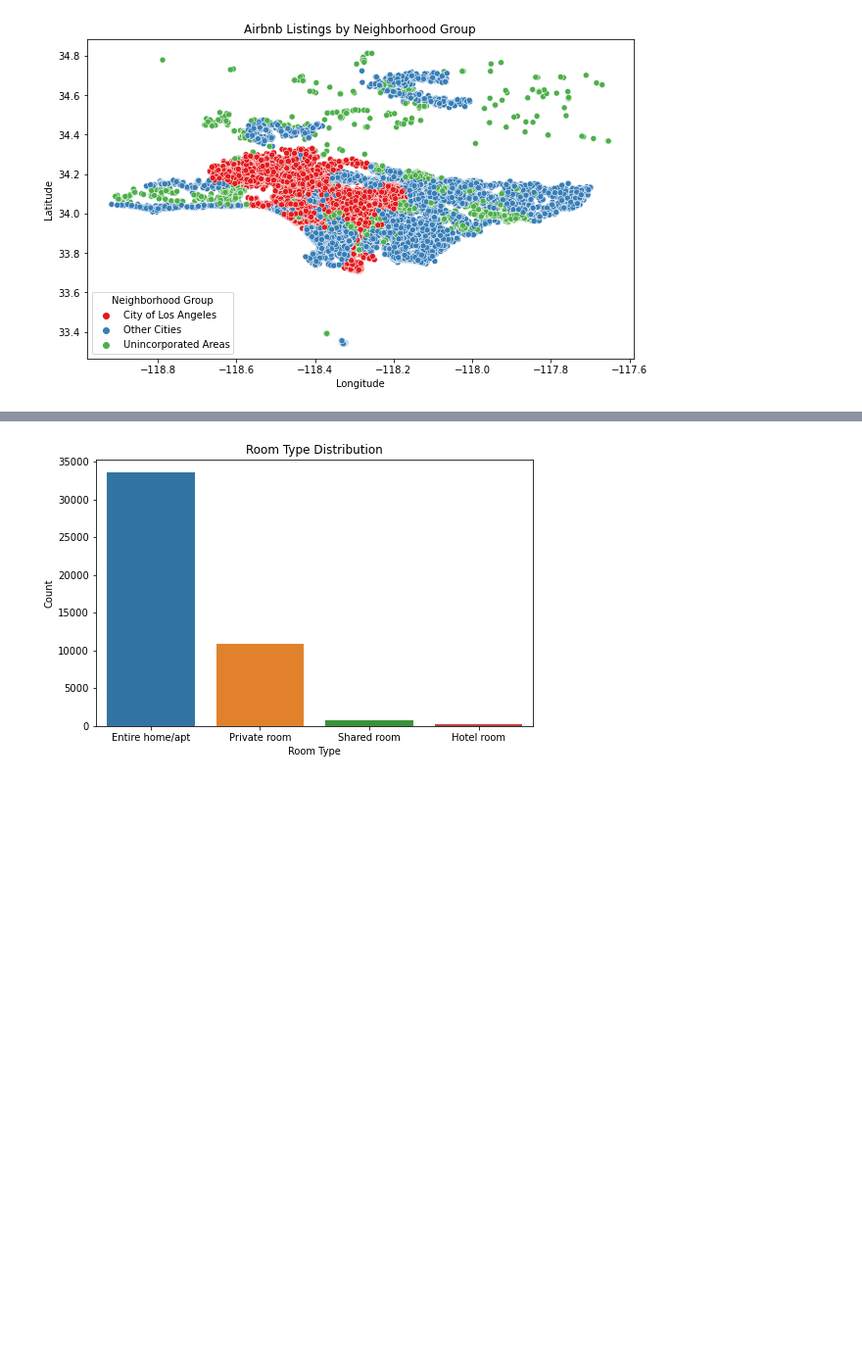
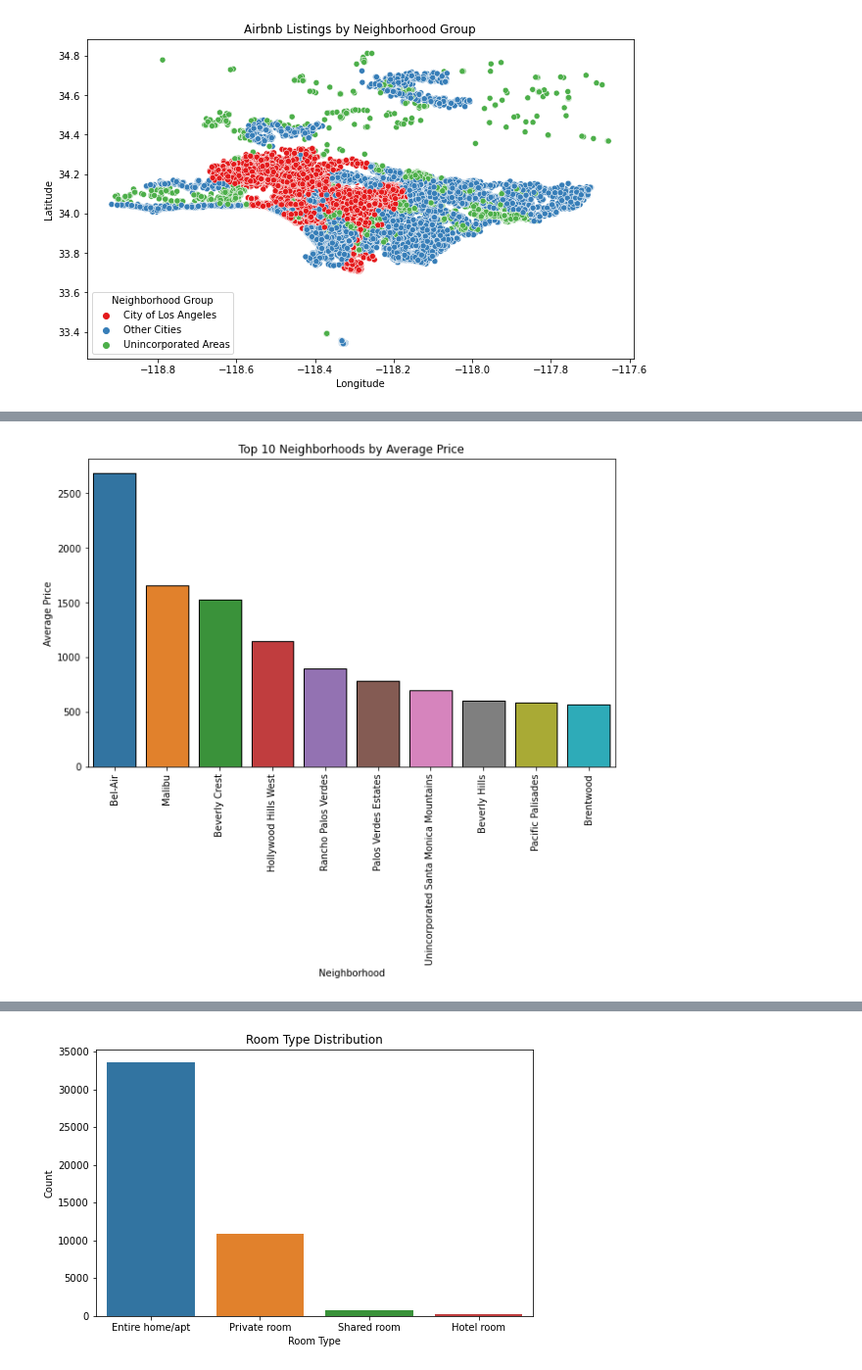
Before and after one commit to siddiq22/AirBnbLA, a Jupyter notebook: AirBnb.ipynb, the cells around one changed output, grey strips where cells are left out. Shown at 98% size. Cells and saved outputs as stored; diff of their text form; code cells hidden in the pictures; blank space fills up the shorter version.

```diff
--- a/AirBnb.ipynb
+++ b/AirBnb.ipynb
@@ -163,0 +182,15 @@ plt.show()
+# %%
+df_avg_price_group = df.groupby('neighbourhood')['price'].mean().reset_index()
+
+df_top_10 = df_avg_price_group.sort_values(by='price', ascending=False).head(10)
+
+plt.figure(figsize=(10, 6))
+sns.barplot(data=df_top_10, x='neighbourhood', y='price', edgecolor='black')
+
+plt.title('Top 10 Neighborhoods by Average Price')
+plt.xlabel('Neighborhood')
+plt.ylabel('Average Price')
+plt.xticks(rotation=90)
+plt.show()
+# %% [output]
+[figure, added]
```
Also changed, not shown: parts of 13 cells of this notebook.
